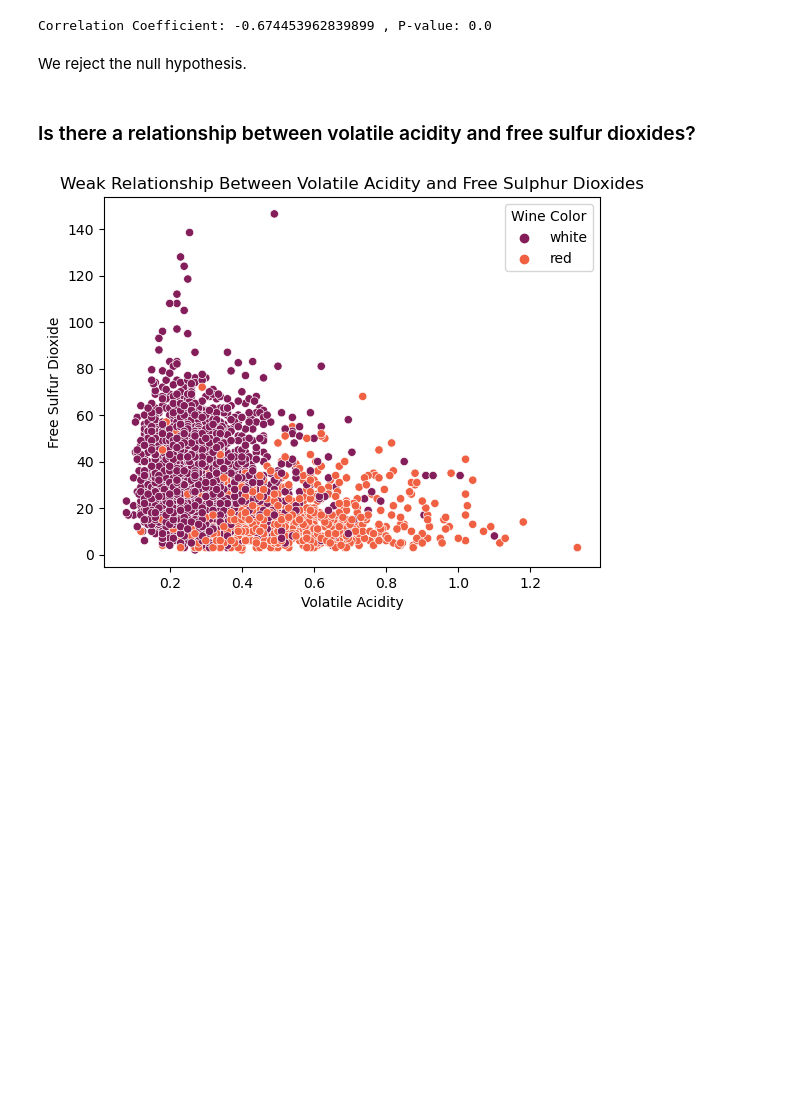
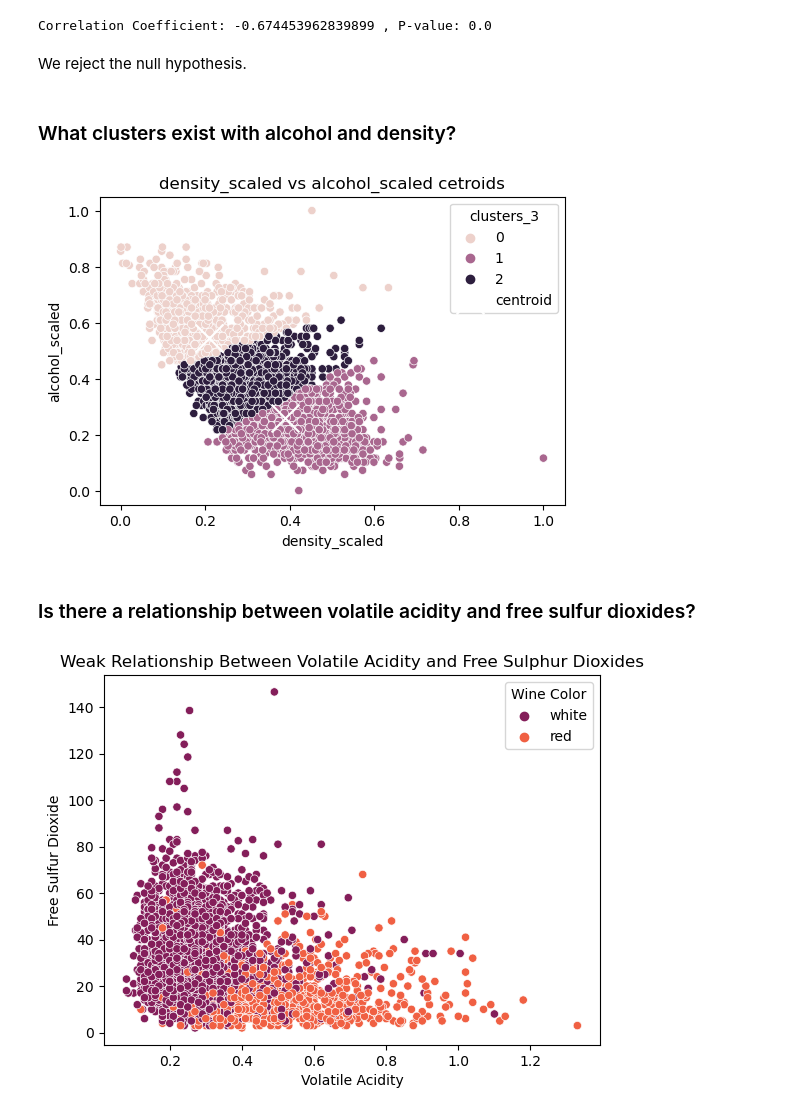
Before and after one commit to Codeup-Clustering-Project/wine_quality, a Jupyter notebook: final_report.ipynb, the cells around one changed output. Drawn from its saved outputs; the diff is of its cells as text; code cells hidden in the pictures; blank space fills up the shorter version.

```diff
--- a/final_report.ipynb
+++ b/final_report.ipynb
@@ -138,6 +138,12 @@ print(f'Correlation Coefficient: {r} , P-value: {p}')
 Correlation Coefficient: -0.674453962839899 , P-value: 0.0
 # %% [markdown]
 We reject the null hypothesis.
+# %% [markdown]
+### What clusters exist with alcohol and density?
+# %%
+e.density_alc_clusters(train_scaled, feature_combinations, ceters2, model_df2)
+# %% [output]
+[figure, added]
 # %% [markdown]
 ### Is there a relationship between volatile acidity and free sulfur dioxides?
 # %%
```
Also changed, not shown: parts of 17 cells of this notebook.
